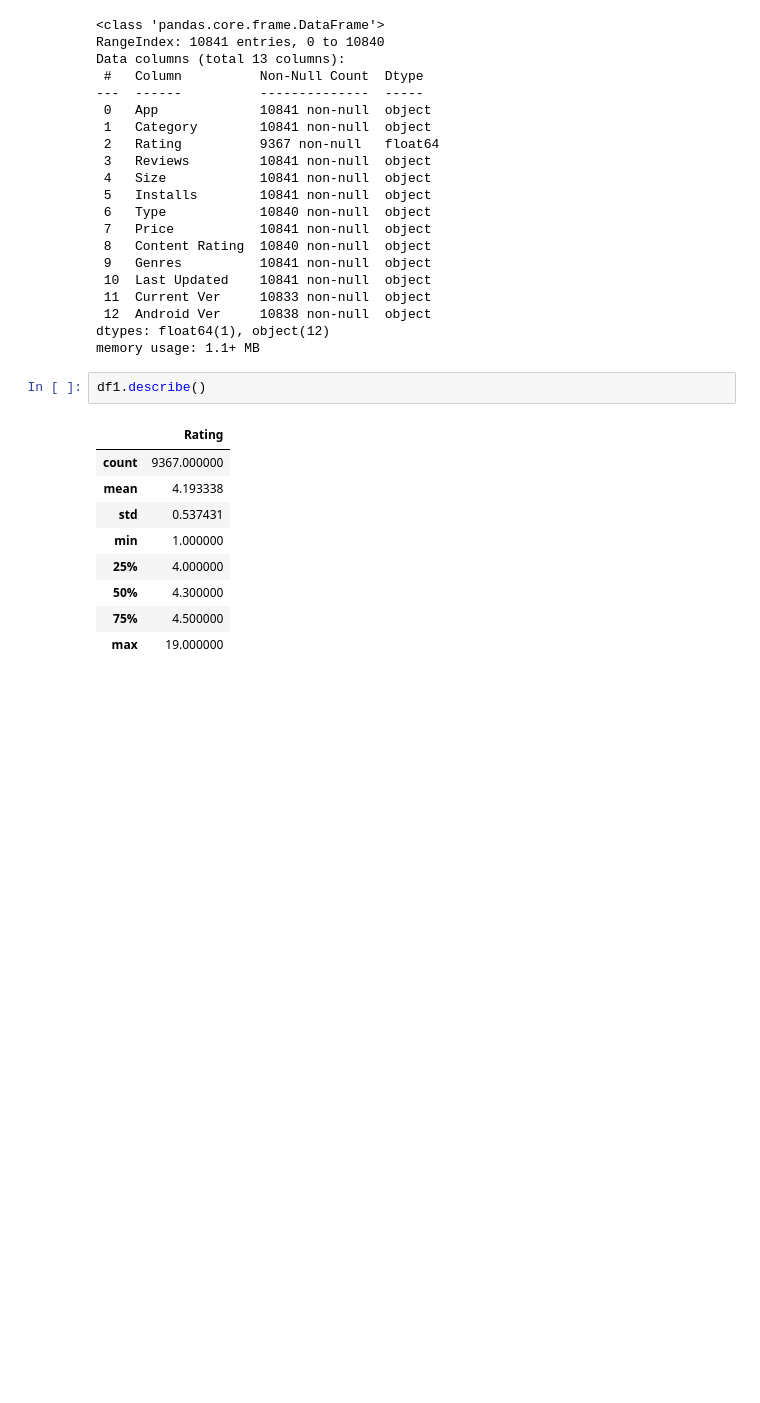
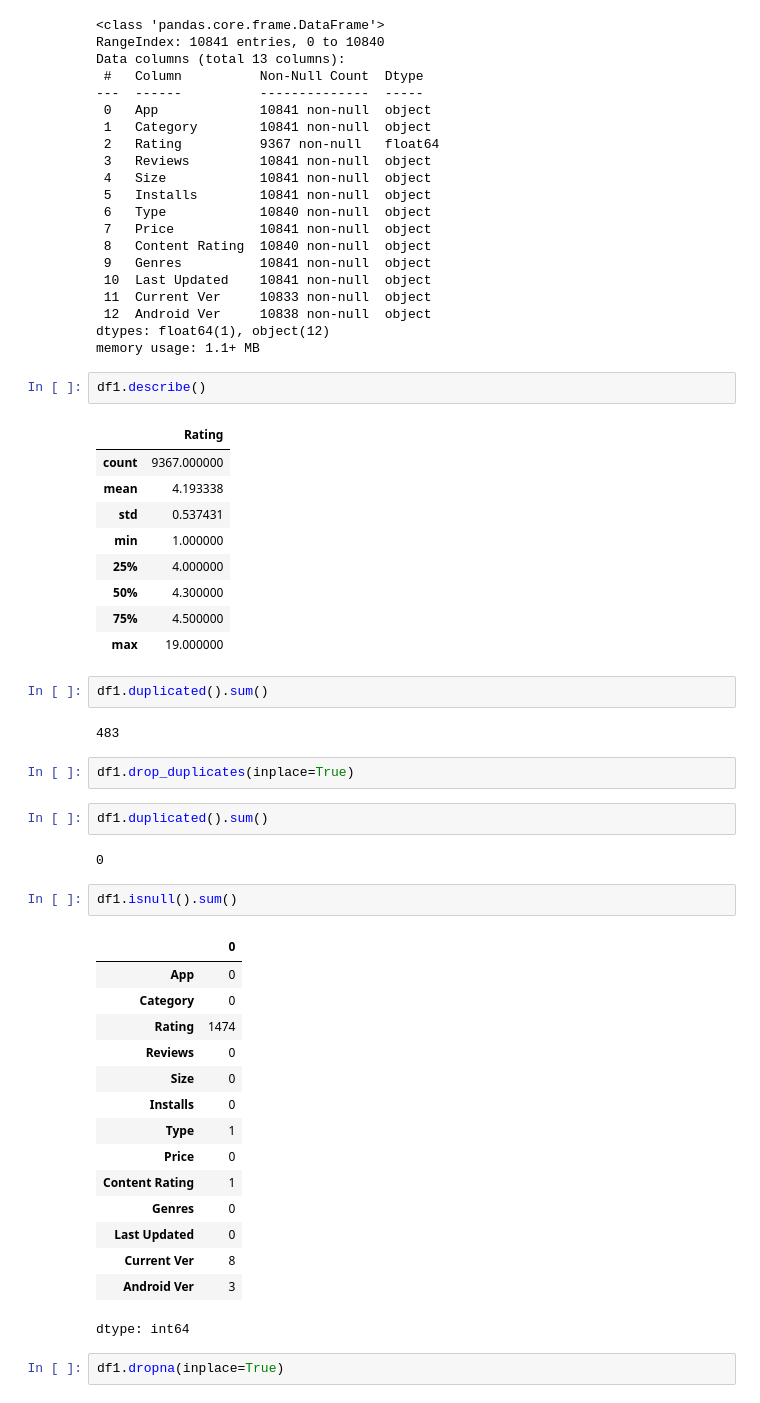
Before and after one commit to Mahdi-Miri/Data-analysis, a Jupyter notebook: GooglePlayStoreData.ipynb, the cells around one changed output. Drawn from its saved outputs; the diff is of its cells as text; blank space fills up the shorter version.

```diff
--- a/GooglePlayStoreData.ipynb
+++ b/GooglePlayStoreData.ipynb
@@ -70,3 +70,33 @@ df1.describe()
 | 50% | 4.300000 |
 | 75% | 4.500000 |
 | max | 19.000000 |
+# %%
+df1.duplicated().sum()
+# %% [output]
+483
+# %%
+df1.drop_duplicates(inplace=True)
+# %%
+df1.duplicated().sum()
+# %% [output]
+0
+# %%
+df1.isnull().sum()
+# %% [output]
+|  | 0 |
+| App | 0 |
+| Category | 0 |
+| Rating | 1474 |
+| Reviews | 0 |
+| Size | 0 |
+| Installs | 0 |
+| Type | 1 |
+| Price | 0 |
+| Content Rating | 1 |
+| Genres | 0 |
+| Last Updated | 0 |
+| Current Ver | 8 |
+| Android Ver | 3 |
+dtype: int64
+# %%
+df1.dropna(inplace=True)
```
Also changed, not shown: parts of 6 cells of this notebook.
